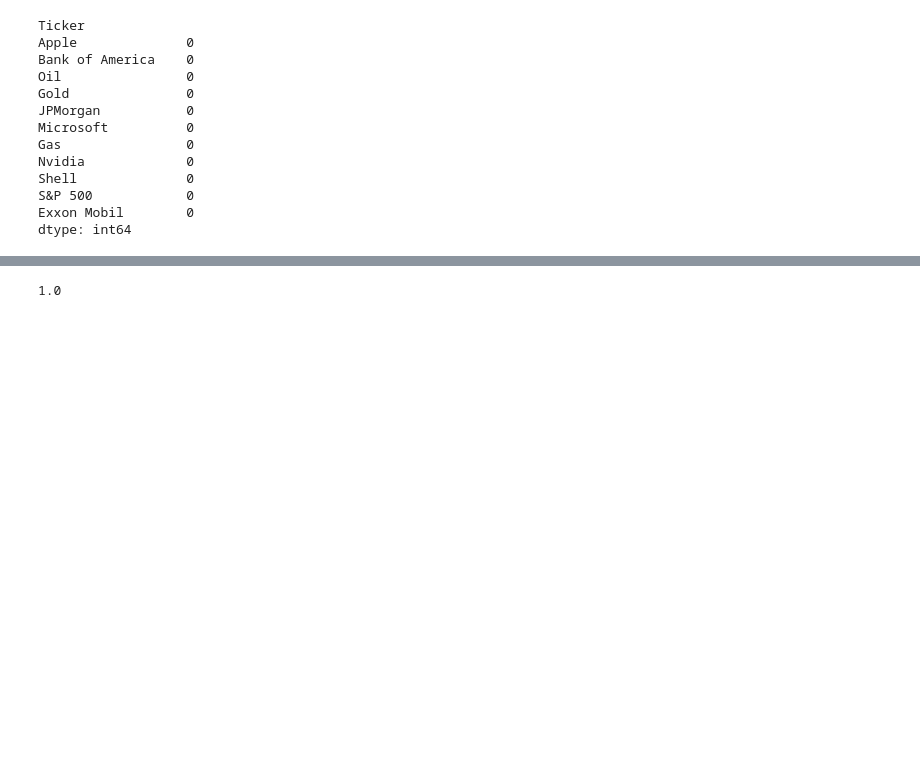
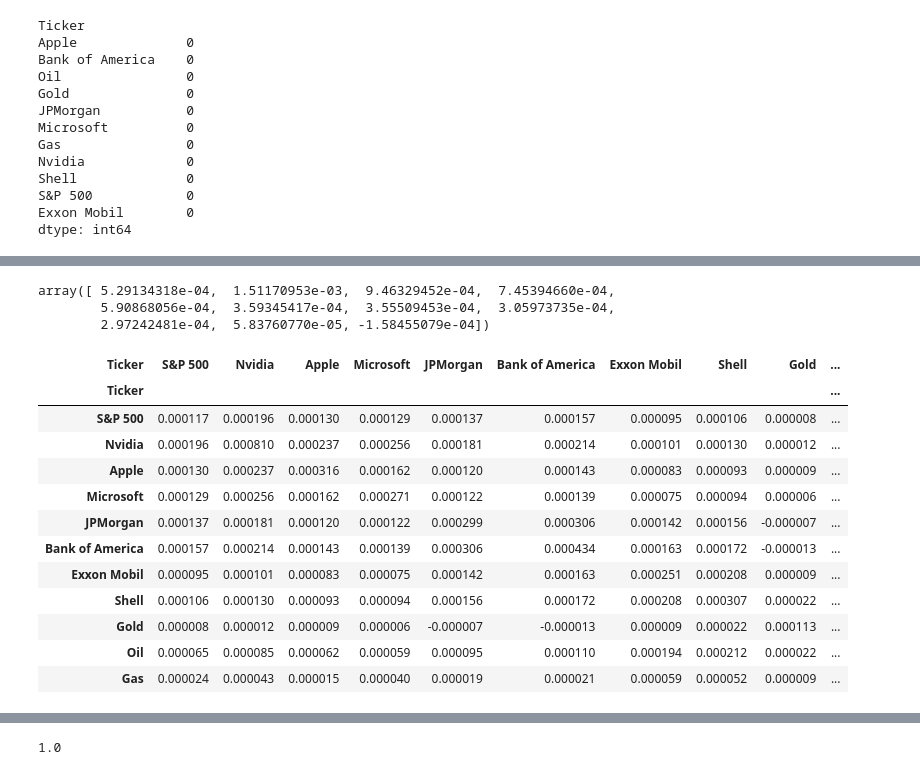
Before and after one commit to rakotoan/Value-at-Risk, a Jupyter notebook: VAR.ipynb, the cells around one changed output, grey strips where cells are left out. Cells and saved outputs as stored; diff of their text form; code cells hidden in the pictures; blank space fills up the shorter version.

```diff
--- a/VAR.ipynb
+++ b/VAR.ipynb
@@ -160,0 +181,25 @@ returns
+# %%
+mu = df_returns.mean().values   # daily average return for each asset
+mu
+# %% [output]
+array([ 5.29134318e-04,  1.51170953e-03,  9.46329452e-04,  7.45394660e-04,
+        5.90868056e-04,  3.59345417e-04,  3.55509453e-04,  3.05973735e-04,
+        2.97242481e-04,  5.83760770e-05, -1.58455079e-04])
+# %%
+# std
+sigma = df_returns.cov()  # daily covariance matrix
+sigma
+# %% [output]
+| Ticker | S&P 500 | Nvidia | Apple | Microsoft | JPMorgan | Bank of America | Exxon Mobil | Shell | Gold | ... |
+| Ticker |  |  |  |  |  |  |  |  |  | ... |
+| S&P 500 | 0.000117 | 0.000196 | 0.000130 | 0.000129 | 0.000137 | 0.000157 | 0.000095 | 0.000106 | 0.000008 | ... |
+| Nvidia | 0.000196 | 0.000810 | 0.000237 | 0.000256 | 0.000181 | 0.000214 | 0.000101 | 0.000130 | 0.000012 | ... |
+| Apple | 0.000130 | 0.000237 | 0.000316 | 0.000162 | 0.000120 | 0.000143 | 0.000083 | 0.000093 | 0.000009 | ... |
+| Microsoft | 0.000129 | 0.000256 | 0.000162 | 0.000271 | 0.000122 | 0.000139 | 0.000075 | 0.000094 | 0.000006 | ... |
+| JPMorgan | 0.000137 | 0.000181 | 0.000120 | 0.000122 | 0.000299 | 0.000306 | 0.000142 | 0.000156 | -0.000007 | ... |
+| Bank of America | 0.000157 | 0.000214 | 0.000143 | 0.000139 | 0.000306 | 0.000434 | 0.000163 | 0.000172 | -0.000013 | ... |
+| Exxon Mobil | 0.000095 | 0.000101 | 0.000083 | 0.000075 | 0.000142 | 0.000163 | 0.000251 | 0.000208 | 0.000009 | ... |
+| Shell | 0.000106 | 0.000130 | 0.000093 | 0.000094 | 0.000156 | 0.000172 | 0.000208 | 0.000307 | 0.000022 | ... |
+| Gold | 0.000008 | 0.000012 | 0.000009 | 0.000006 | -0.000007 | -0.000013 | 0.000009 | 0.000022 | 0.000113 | ... |
+| Oil | 0.000065 | 0.000085 | 0.000062 | 0.000059 | 0.000095 | 0.000110 | 0.000194 | 0.000212 | 0.000022 | ... |
+| Gas | 0.000024 | 0.000043 | 0.000015 | 0.000040 | 0.000019 | 0.000021 | 0.000059 | 0.000052 | 0.000009 | ... |
```
Also changed, not shown: parts of 7 cells of this notebook.
